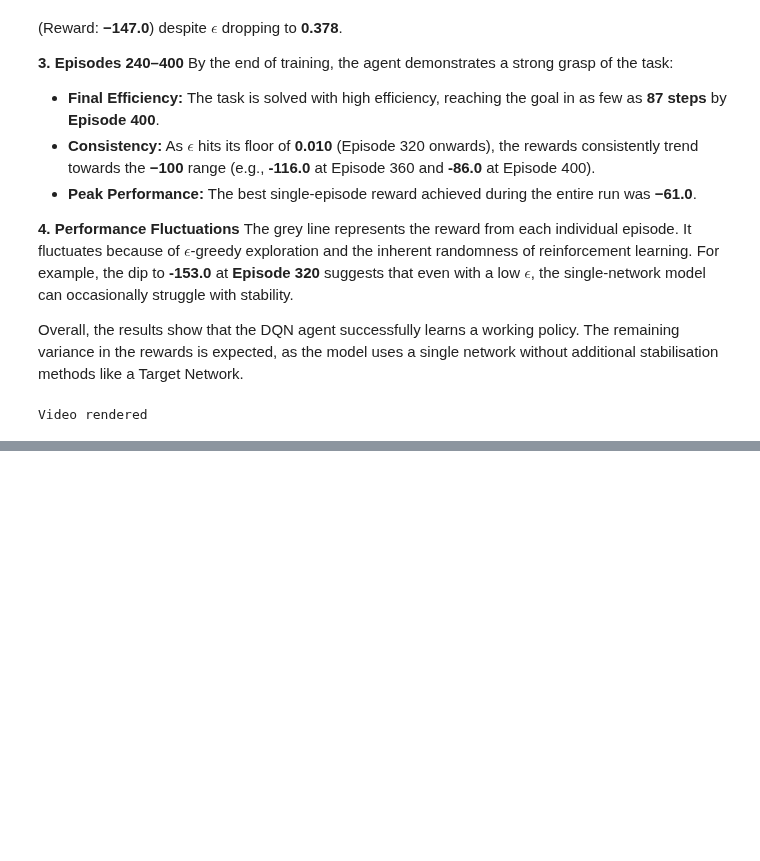
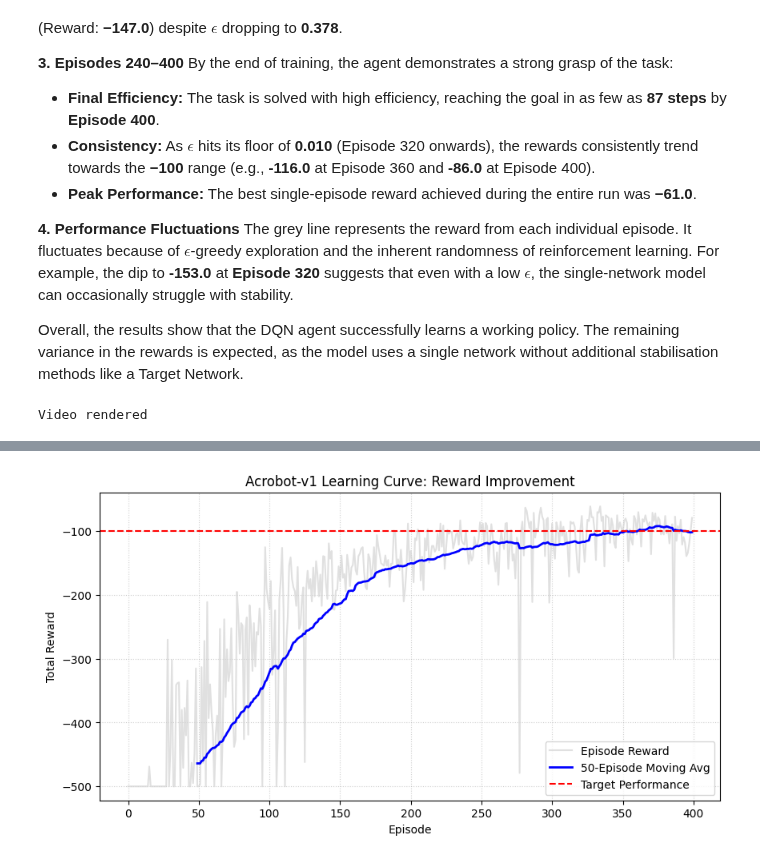
Before and after one commit to barry-clarke/CS5004, a Jupyter notebook: Etivity3_24325082_Tasks1_2.ipynb, the cells around one changed output, grey strips where cells are left out. Saved outputs shown, nothing was run; the diff lists cells and outputs as text; code cells hidden in the pictures; blank space fills up the shorter version.

```diff
--- a/Etivity3_24325082_Tasks1_2.ipynb
+++ b/Etivity3_24325082_Tasks1_2.ipynb
@@ -687,9 +687,9 @@ Overall, the results show that the DQN agent successfully learns a working polic
 # %%
 import warnings
 # Silence the moviepy string warning (SyntaxWarning) caused by Python 3.12
-#warnings.filterwarnings("ignore", category=SyntaxWarning)
+warnings.filterwarnings("ignore", category=SyntaxWarning)
 # Silence the Gymnasium overwrite warning for cleaner notebook output
-#warnings.filterwarnings("ignore", category=UserWarning, module="gymnasium")
+warnings.filterwarnings("ignore", category=UserWarning, module="gymnasium")
 
 import gymnasium as gym
 import numpy as np
@@ -702,30 +702,51 @@ env = gym.make("Acrobot-v1", render_mode="rgb_array") # 1. Create the environmen
 env = gym.wrappers.RecordVideo(env, video_folder='./video', disable_logger=True) # 2. Wrap the environment
 
 # 3. Run exactly one episode using the fully trained online network
 state, info = env.reset()
 done = False
 truncated = False
 
 while not (done or truncated):
     Q_values = model(state[np.newaxis])
     action = np.argmax(Q_values[0])
 
     state, reward, done, truncated, info = env.step(action)
 
 env.close() # Close the environment to finalise the MP4 file
 
 video_files = glob.glob('./video/*.mp4')
 video_path = video_files[-1]
 video_b64 = base64.b64encode(open(video_path, 'rb').read()).decode('ascii')
 
 # Generate the HTML to display the video player inline
 display_html = f'''
 <video width="600" controls autoplay loop>
     <source src="data:video/mp4;base64,{video_b64}" type="video/mp4">
 </video>'''
 
 print("Video rendered")
 ipythondisplay.display(HTML(display_html))
+
+import matplotlib.pyplot as plt
+import numpy as np
+
+# Calculate a 50-episode running average to smooth the noisy reward data
+running_avg = np.convolve(rewards_history, np.ones(50)/50, mode='valid')
+
+plt.figure(figsize=(10, 5))
+# Plot individual episode rewards in a lighter colour to show the variance
+plt.plot(rewards_history, label='Episode Reward', color='lightgray', alpha=0.7)
+# Plot the smoothed running average in a bold colour to show the learning trend
+plt.plot(range(49, len(rewards_history)), running_avg, label='50-Episode Moving Avg', color='blue', linewidth=2)
+
+plt.title('Acrobot-v1 Learning Curve: Reward Improvement')
+plt.xlabel('Episode')
+plt.ylabel('Total Reward')
+plt.axhline(y=-100, color='red', linestyle='--', label='Target Performance')
+plt.legend()
+plt.grid(True, linestyle=':', alpha=0.6)
+plt.show()
 # %% [output]
 Video rendered
 [interactive output not drawn]
+[figure, added]
```
Also changed, not shown: parts of 3 cells of this notebook.
